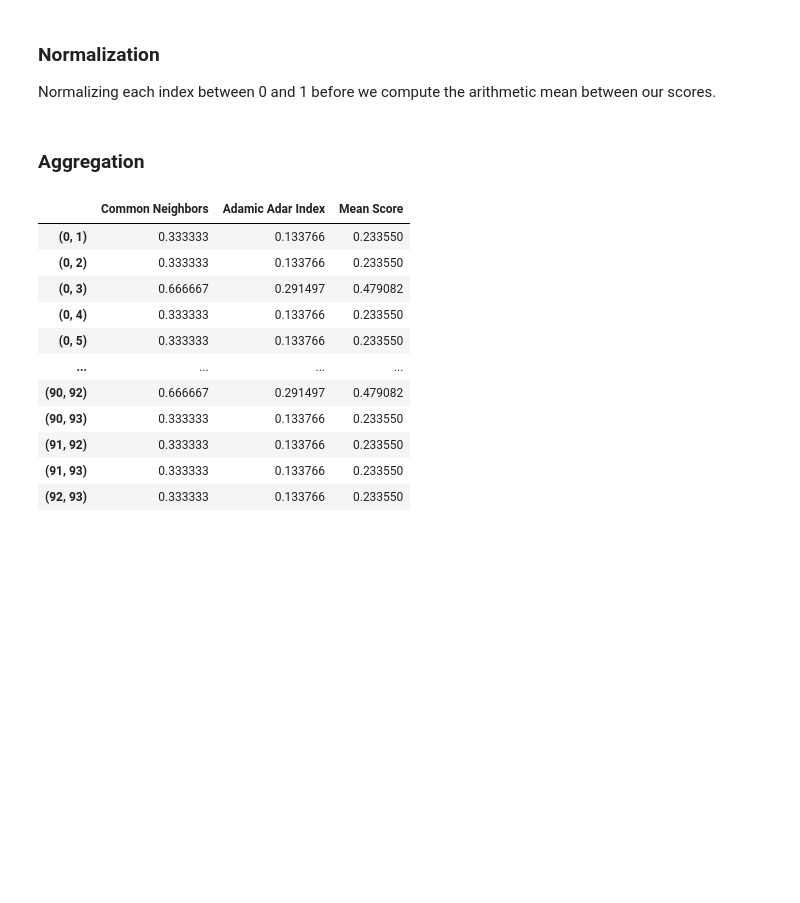
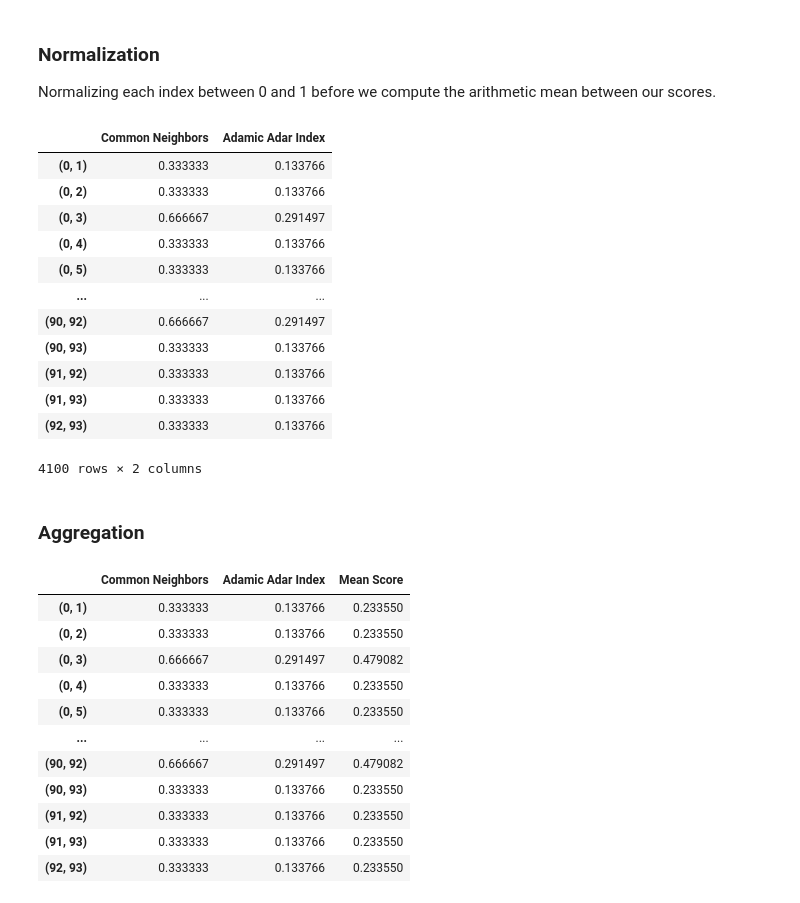
Before and after one commit to Dadd0/social-network-analysis-forrest-gump, a Jupyter notebook: forrest_gump.ipynb, the cells around one changed output. Drawn from its saved outputs; the diff is of its cells as text; code cells hidden in the pictures; blank space fills up the shorter version.

```diff
--- a/forrest_gump.ipynb
+++ b/forrest_gump.ipynb
@@ -653,0 +755,10 @@ The three techniques for community detection give different results in terms of
+# %%
+# Bridge removal
+nx.set_node_attributes(G,partition_map_bridge_removal,'Community_mod')
+nx.write_gexf(G, "partition_bridge_removal.gexf")
+# Modularity optimization
+nx.set_node_attributes(G,partition_map_modularity_optimization,'Community_mod')
+nx.write_gexf(G, "partition_modularity_optimization.gexf")
+# Label propagation
+nx.set_node_attributes(G,partition_map_label_propagation,'Community_mod')
+nx.write_gexf(G, "label_propagation.gexf")
@@ -724,8 +824,23 @@ Normalizing each index between 0 and 1 before we compute the arithmetic mean bet
 # %%
 def min_max_scale(data):
     return (data - np.min(data)) / (np.max(data) - np.min(data))
 
 scaled_df = df.transform(min_max_scale, axis = 0)
+scaled_df
+# %% [output]
+|  | Common Neighbors | Adamic Adar Index |
+| (0, 1) | 0.333333 | 0.133766 |
+| (0, 2) | 0.333333 | 0.133766 |
+| (0, 3) | 0.666667 | 0.291497 |
+| (0, 4) | 0.333333 | 0.133766 |
+| (0, 5) | 0.333333 | 0.133766 |
+| ... | ... | ... |
+| (90, 92) | 0.666667 | 0.291497 |
+| (90, 93) | 0.333333 | 0.133766 |
+| (91, 92) | 0.333333 | 0.133766 |
+| (91, 93) | 0.333333 | 0.133766 |
+| (92, 93) | 0.333333 | 0.133766 |
+4100 rows × 2 columns
 # %% [markdown]
 ### Aggregation
 # %%
```
Also changed, not shown: parts of 17 cells of this notebook.
